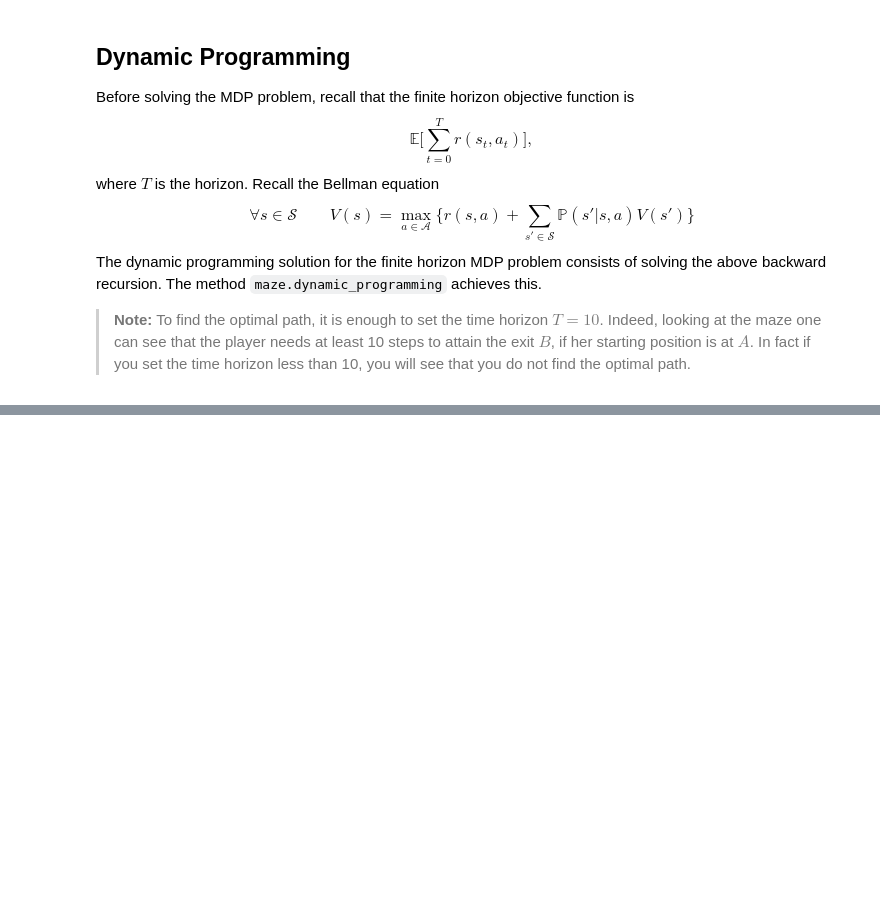
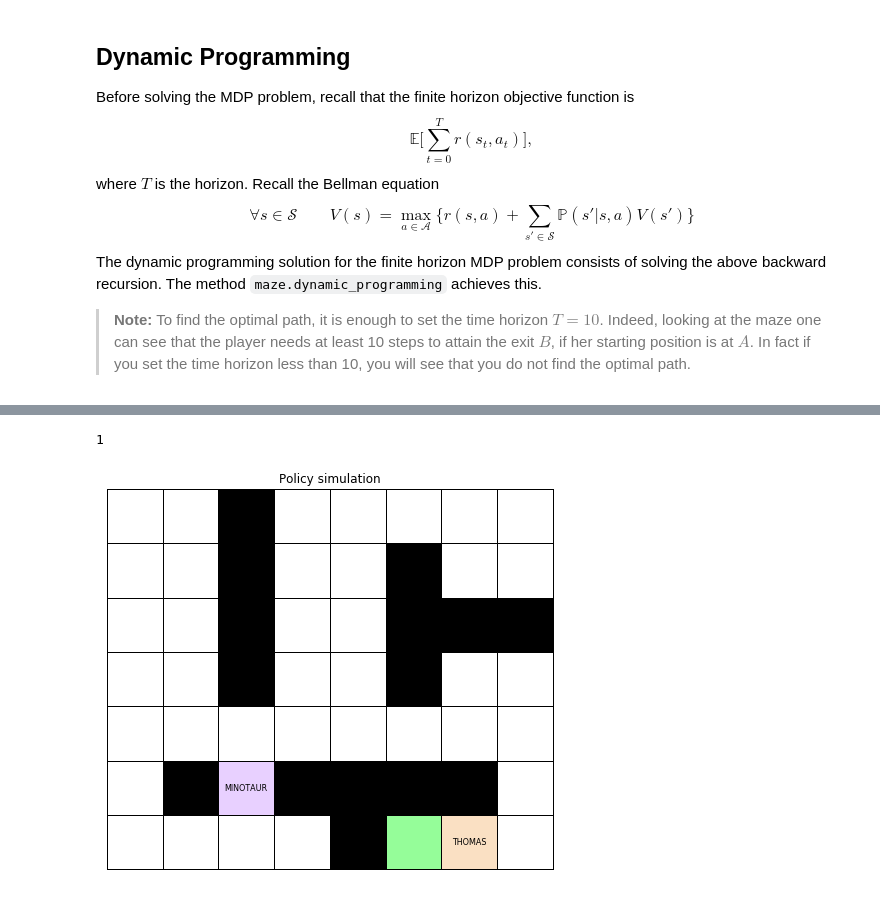
Before and after one commit to alejp1998/rl_lab1, a Jupyter notebook: problem1/problem_1.ipynb, the cells around one changed output, grey strips where cells are left out. Drawn from its saved outputs; the diff is of its cells as text; code cells hidden in the pictures; blank space fills up the shorter version.

```diff
--- a/problem1/problem_1.ipynb
+++ b/problem1/problem_1.ipynb
@@ -76,7 +39,8 @@ The above MDP formulation is implemented as a class ``maze.Maze`` in the file [m
 # %%
 # Create an environment maze
-env = mz.MinotaurMaze(maze)
-#env.show()
+minotaur_can_wait = False
+env_1 = mz.MinotaurMaze(maze,minotaur_can_wait)
+#env_1.show()
 # %% [markdown]
 ##  Dynamic Programming
 
@@ -95,9 +59,9 @@ The dynamic programming solution for the finite horizon MDP problem consists of
 # Finite horizon
 horizon = 20
 # Solve the MDP problem with dynamic programming
-V, policy = mz.dynamic_programming(env,horizon)
+V, policy = mz.dynamic_programming(env_1,horizon)
 # %%
-# Simulate the shortest path starting from position A
+# Simulate the best path (reacting to random minotaur actions)
 method = 'DynProg'
 start  = (thomas_st + minotaur_st)
-path = env.simulate(start, policy, method)
+path, victory_prob = env_1.simulate(start, policy, method)
@@ -124,0 +88,9 @@ path
+# %%
+victory_prob
+# %% [output]
+1
+# %%
+# Animate path
+mz.animate_solution(maze, path)
+# %% [output]
+[figure, added]
```
Also changed, not shown: parts of 26 cells of this notebook, 1 other file.
